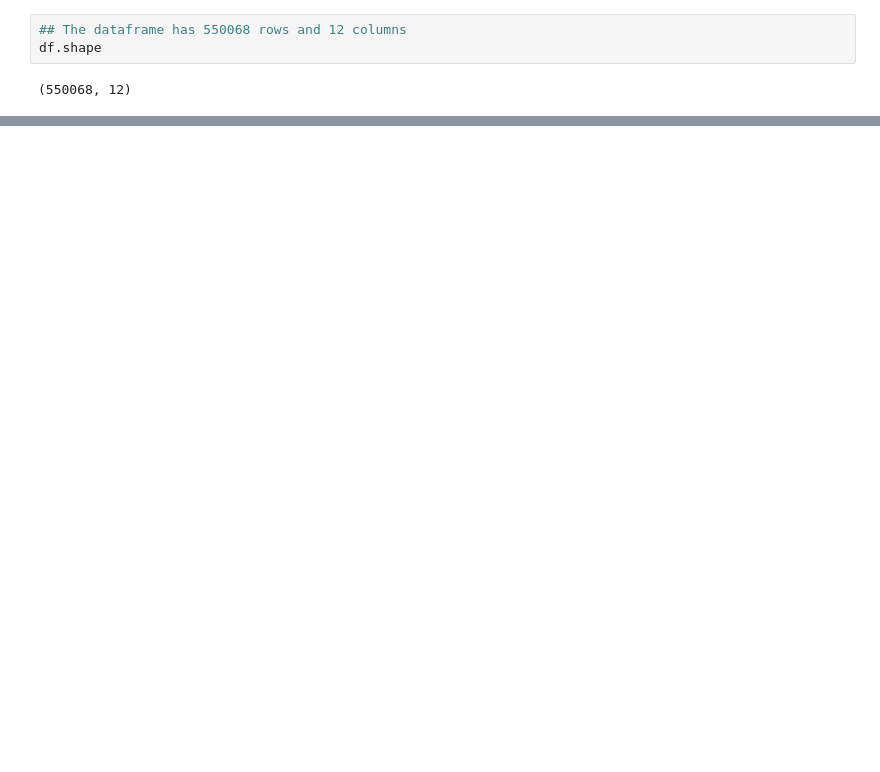
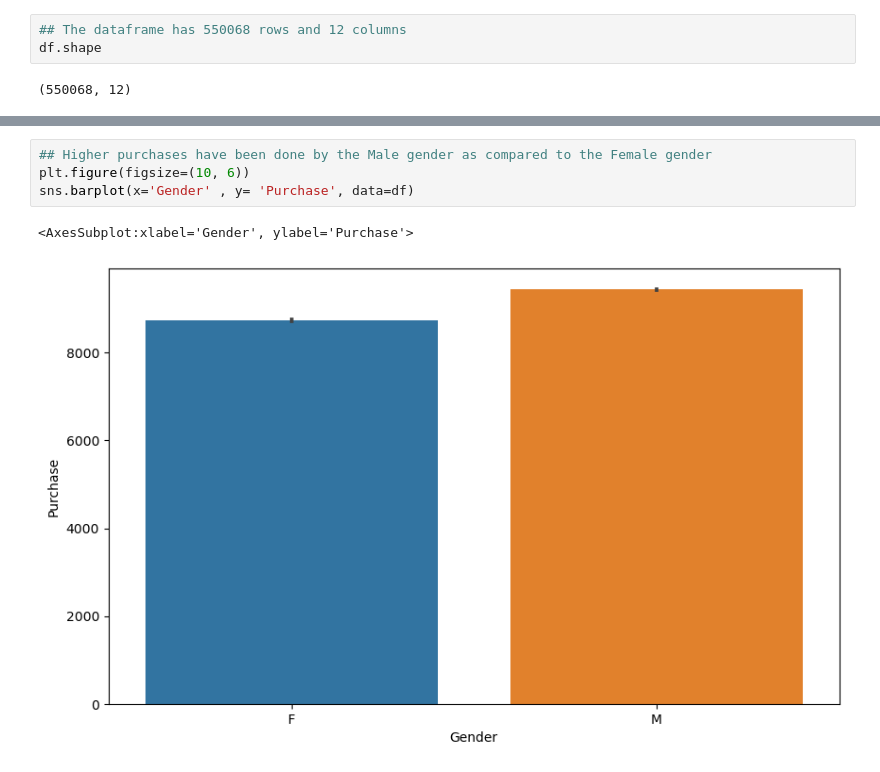
Before and after one commit to DHILL2123/BlackFriday, a Jupyter notebook: BlackFriday.ipynb, the cells around one changed output, grey strips where cells are left out. Cells and saved outputs as stored; diff of their text form; blank space fills up the shorter version.

```diff
--- a/BlackFriday.ipynb
+++ b/BlackFriday.ipynb
@@ -85,0 +122,7 @@ memory usage: 50.4+ MB
+# %%
+## Higher purchases have been done by the Male gender as compared to the Female gender
+plt.figure(figsize=(10, 6))
+sns.barplot(x='Gender' , y= 'Purchase', data=df)
+# %% [output]
+<AxesSubplot:xlabel='Gender', ylabel='Purchase'>
+[figure, added]
```
Also changed, not shown: parts of 43 cells of this notebook.
